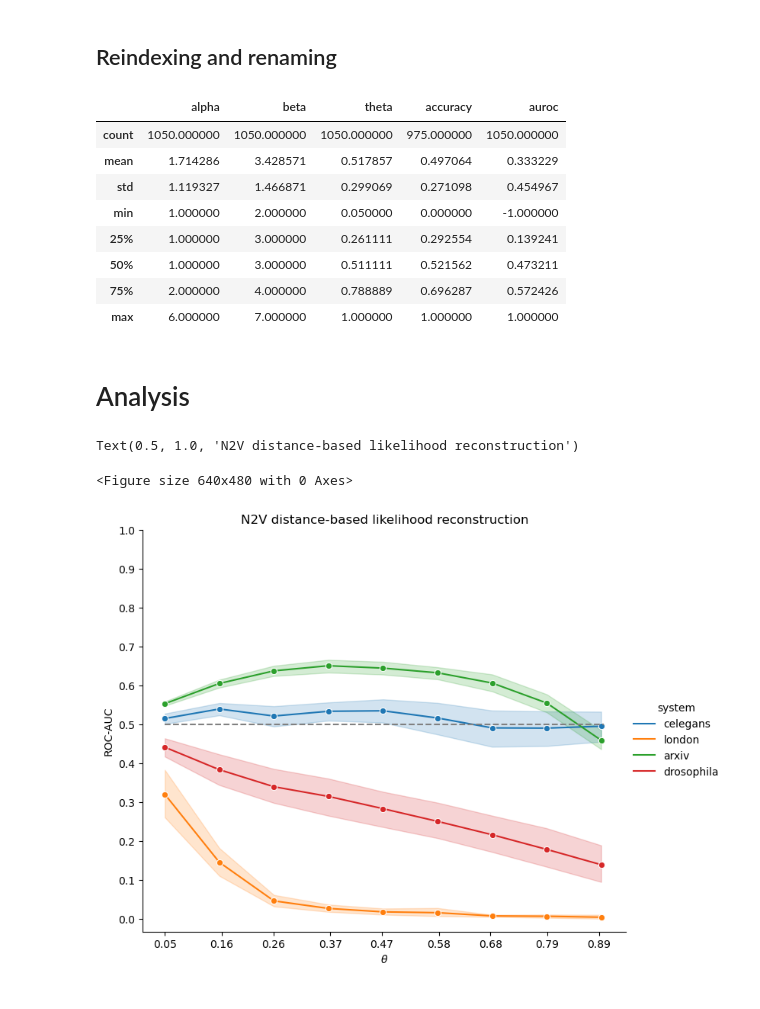
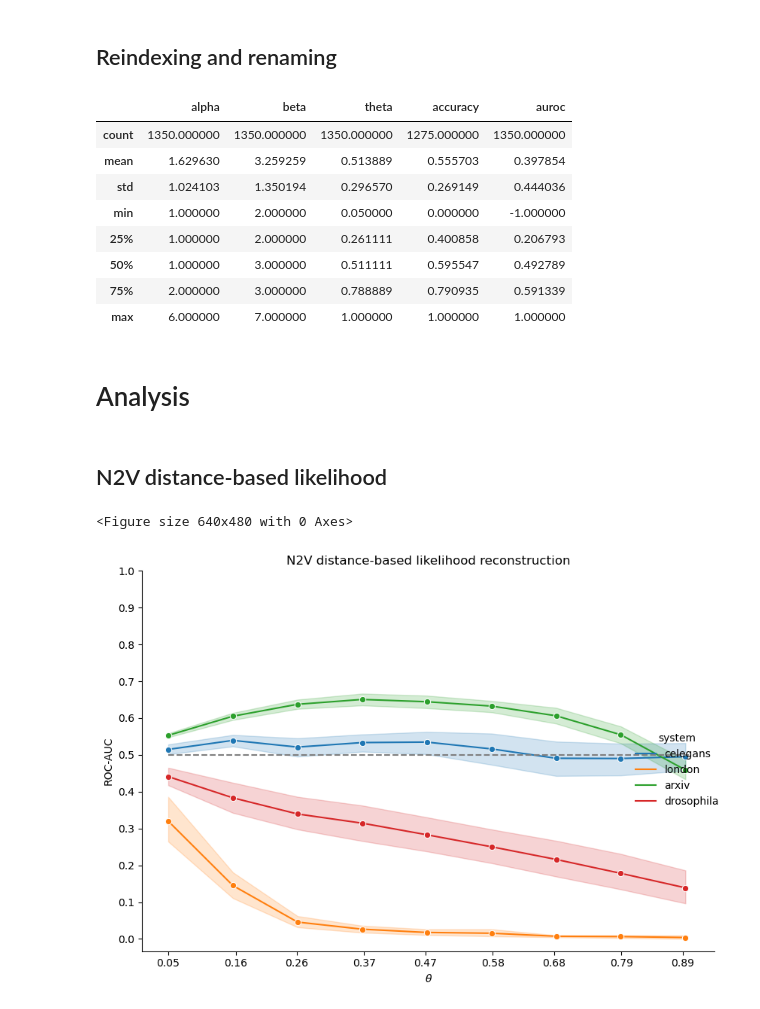
Before and after one commit to kaiser-dan/proj_naive-embedded-reconstruction, a Jupyter notebook: notebooks/viz/EMB_ex23-24_viz.ipynb, the cells around one changed output. Cells and saved outputs as stored; diff of their text form; code cells hidden in the pictures.

```diff
--- a/notebooks/viz/EMB_ex23-24_viz.ipynb
+++ b/notebooks/viz/EMB_ex23-24_viz.ipynb
@@ -69,12 +71,24 @@ df_ex24 = pd.read_csv(f"../../results/dataframes/dataframe_{TAG_ex24}.csv", inde
+# %%
+# Small datasets
+metadata_ex25 = {
+    "PROJECT_ID": "EMB_ex25-verify",
+    "RESEARCHERS": "DK",
+    "CURRENT_VERSION": "v1.0",
+    "DATE": "20230221"
+}
+TAG_ex25 = "{PROJECT_ID}{CURRENT_VERSION}_{RESEARCHERS}_{DATE}".format(**metadata_ex25)
+
+df_ex25 = pd.read_csv(f"../../results/dataframes/dataframe_{TAG_ex25}.csv", index_col="_UID")
 # %% [markdown]
 ## Concatenating
 # %%
 # Adding identifiers
 df_ex23["experiment"] = ["ex23"] * len(df_ex23)
 df_ex24["experiment"] = ["ex24"] * len(df_ex24)
+df_ex25["experiment"] = ["ex25"] * len(df_ex25)
 # %%
 # Concatenating across experiments
-df = pd.concat([df_ex23, df_ex24])
+df = pd.concat([df_ex23, df_ex24, df_ex25])
 # %% [markdown]
 ## Pruning
 # %%
@@ -92,45 +106,50 @@ df = df.rename(columns={"l1": "alpha", "l2": "beta"})
 df.describe()
 # %% [output]
 |  | alpha | beta | theta | accuracy | auroc |
-| count | 1050.000000 | 1050.000000 | 1050.000000 | 975.000000 | 1050.000000 |
-| mean | 1.714286 | 3.428571 | 0.517857 | 0.497064 | 0.333229 |
-| std | 1.119327 | 1.466871 | 0.299069 | 0.271098 | 0.454967 |
+| count | 1350.000000 | 1350.000000 | 1350.000000 | 1275.000000 | 1350.000000 |
+| mean | 1.629630 | 3.259259 | 0.513889 | 0.555703 | 0.397854 |
+| std | 1.024103 | 1.350194 | 0.296570 | 0.269149 | 0.444036 |
 | min | 1.000000 | 2.000000 | 0.050000 | 0.000000 | -1.000000 |
-| 25% | 1.000000 | 3.000000 | 0.261111 | 0.292554 | 0.139241 |
-| 50% | 1.000000 | 3.000000 | 0.511111 | 0.521562 | 0.473211 |
-| 75% | 2.000000 | 4.000000 | 0.788889 | 0.696287 | 0.572426 |
+| 25% | 1.000000 | 2.000000 | 0.261111 | 0.400858 | 0.206793 |
+| 50% | 1.000000 | 3.000000 | 0.511111 | 0.595547 | 0.492789 |
+| 75% | 2.000000 | 3.000000 | 0.788889 | 0.790935 | 0.591339 |
 | max | 6.000000 | 7.000000 | 1.000000 | 1.000000 | 1.000000 |
 # %% [markdown]
 # Analysis
+# %% [markdown]
+## N2V distance-based likelihood
 # %%
 # Instantiate figure, subset relevant data
 plt.figure()
 df_ = df.query("experiment == 'ex23' and theta != 1.0")
 
 # Plotting data
 sns.relplot(
     data=df_, kind="line",
     x="theta", y="auroc",
     hue="system",
     marker="o",
     height=6, aspect=1.2
 )
 
 # Axes configuration
 plt.hlines(0.5, 0.05, 0.9, linestyles="dashed", colors="gray")
 plt.xticks(
     [np.float(np.format_float_scientific(x, precision=1)) for x in set(df_["theta"])],
     rotation=0
 )
 plt.xlabel("$\\theta$")
 
 plt.yticks(np.linspace(0, 1, endpoint=True, num=10+1))
 plt.ylabel("ROC-AUC")
 
 
 # Figure-level attributes
 plt.title("N2V distance-based likelihood reconstruction")
+
+# Save plot
+plt.tight_layout()
+plt.savefig("../../results/plots/line_auroc-pfi_N2V-distance-likelihood.png", facecolor="white", transparent=False)
 # %% [output]
-Text(0.5, 1.0, 'N2V distance-based likelihood reconstruction')
+<Figure size 640x480 with 0 Axes>
-<Figure size 640x480 with 0 Axes>
-[figure, old version]
+[figure, new version]
```
Also changed, not shown: parts of 6 cells of this notebook, 3 other files.
